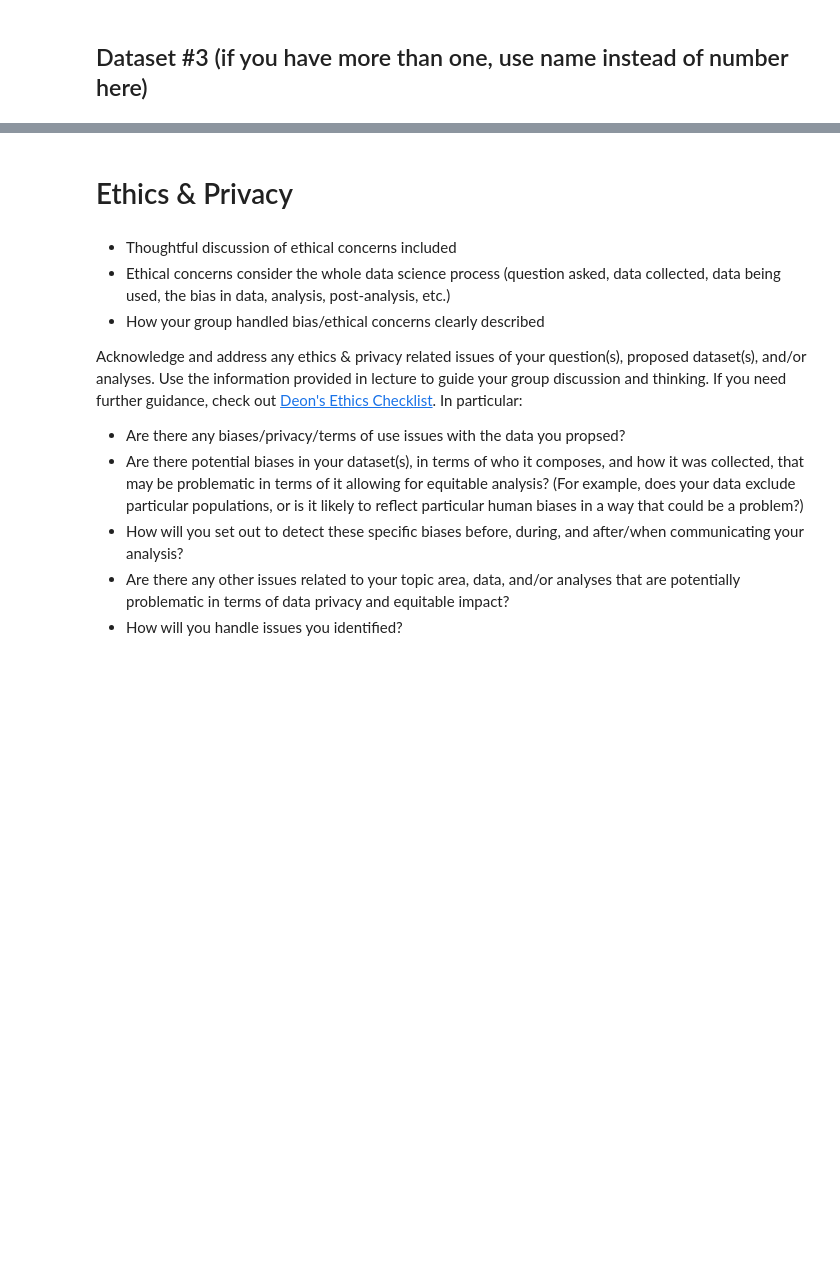
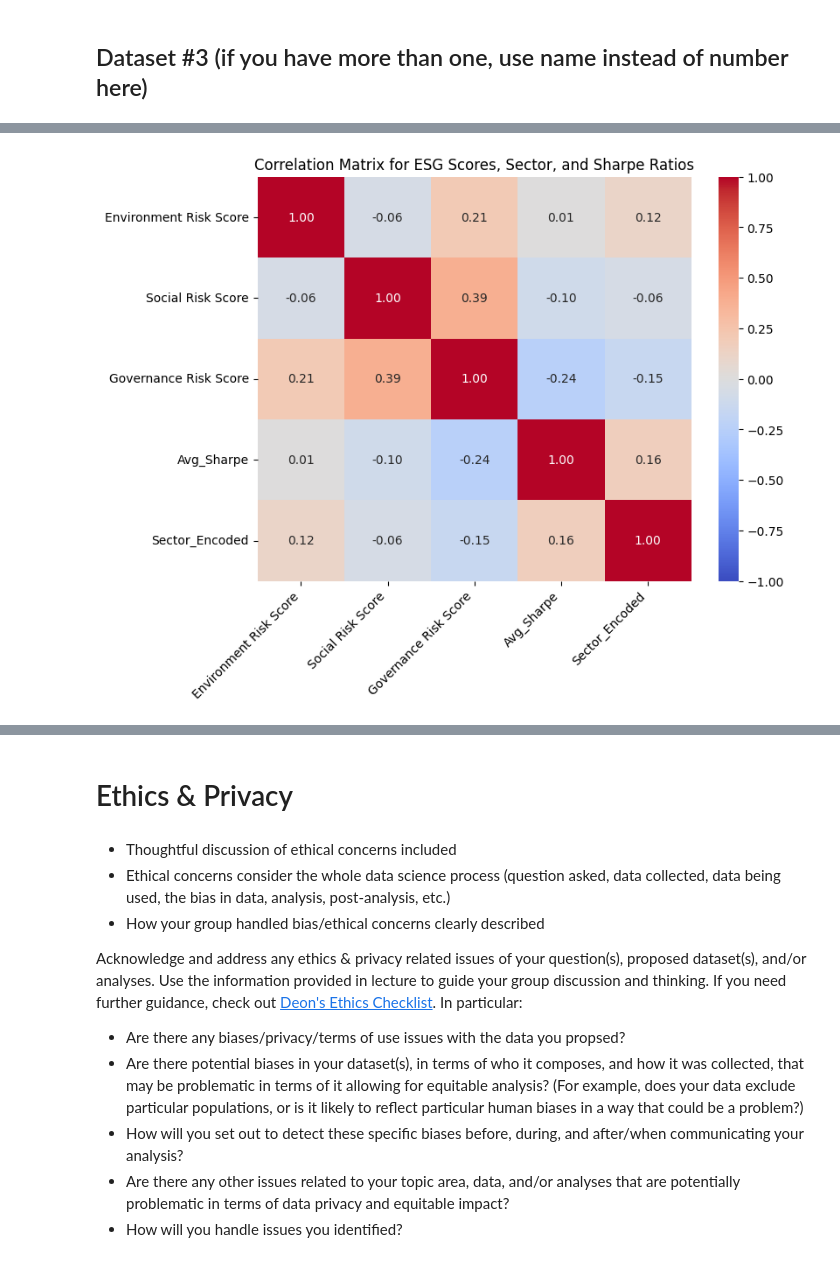
Before and after one commit to navanni/WI25_Portfolio, a Jupyter notebook: DataCheckpoint_Group145_WI25.ipynb, the cells around one changed output, grey strips where cells are left out. Saved outputs shown, nothing was run; the diff lists cells and outputs as text; code cells hidden in the pictures; blank space fills up the shorter version.

```diff
--- a/DataCheckpoint_Group145_WI25.ipynb
+++ b/DataCheckpoint_Group145_WI25.ipynb
@@ -169,0 +351,12 @@ filtered_vix = vix[vix['Close'] > 30]
+# %%
+q1 = df_for_corr['Environment Risk Score'].quantile(0.25)
+df_q1 = df_for_corr[df_for_corr['Environment Risk Score'] <= q1]
+corr_mat_q1 = df_q1.corr()
+plt.figure(figsize=(8, 6))
+sns.heatmap(corr_mat_q1, annot=True, fmt=".2f", cmap="coolwarm", vmin=-1, vmax=1)
+
+plt.title("Correlation Matrix for ESG Scores, Sector, and Sharpe Ratios")
+plt.xticks(rotation=45, ha="right")
+plt.show()
+# %% [output]
+[figure, added]
```
Also changed, not shown: parts of 11 cells of this notebook.
